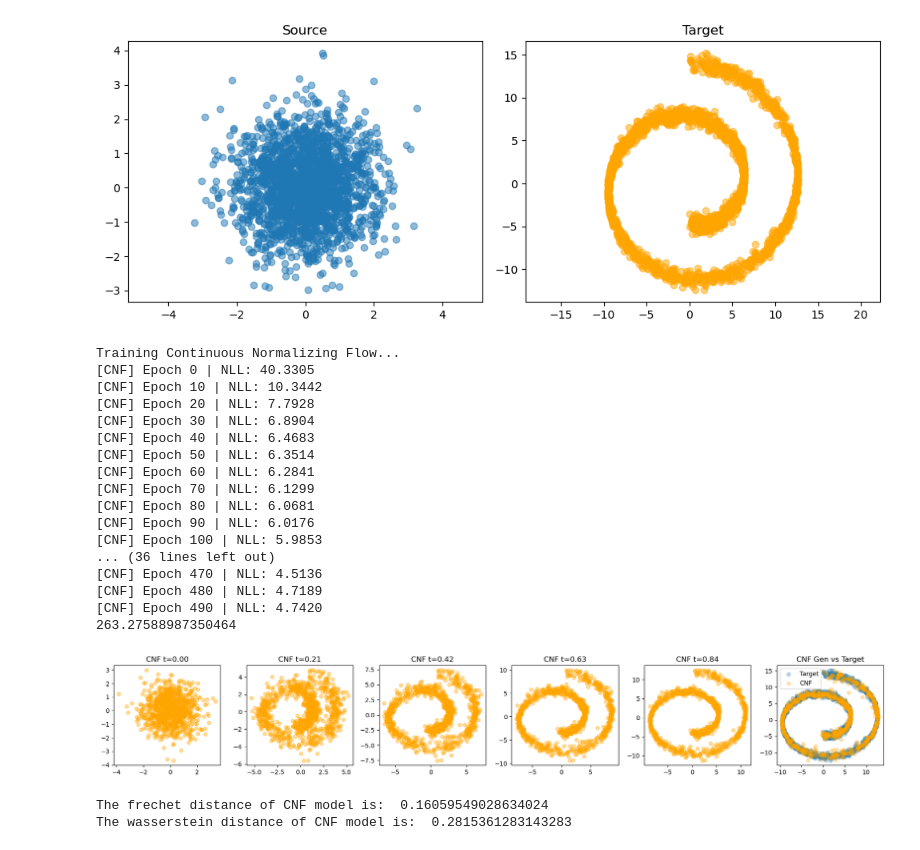
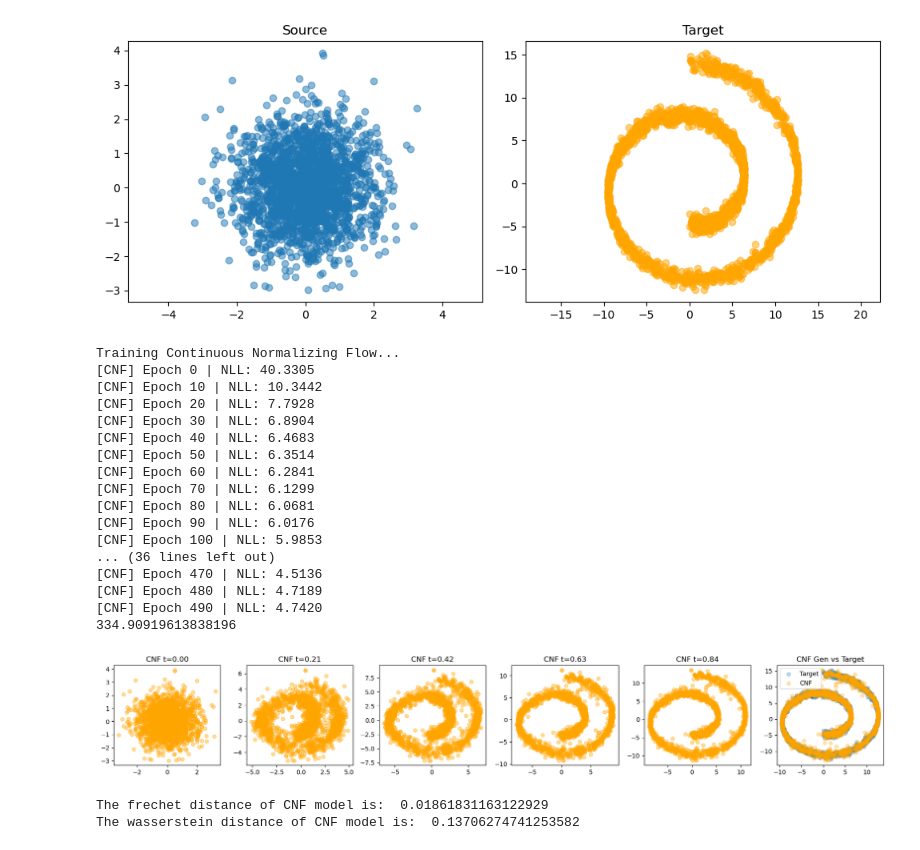
Before and after one commit to Lurkers990909/Flow-model, a Jupyter notebook: Cnf_reflow.ipynb, the cells around one changed output. Drawn from its saved outputs; the diff is of its cells as text; code cells hidden in the pictures.

```diff
--- a/Cnf_reflow.ipynb
+++ b/Cnf_reflow.ipynb
@@ -180,19 +180,33 @@ def sample_from_cnf(model, n_samples=1000):
         xT = out[1]  # take the final result
         return xT
 
-def visualize_cnf(model, n_samples=1000):
-    x0 = torch.tensor(sample_standard_gaussian(n_samples))
-    t_vals = torch.linspace(0, 1, 20)
+def visualize_cnf(model, source_data, t_vals=None, target_np=None):
+    """
+    Visualize CNF trajectories and generated samples.
+    Args:
+        model: trained CNF model
+        source_data: Tensor of source samples (fixed, given)
+        t_vals: time steps (optional)
+        target_np: target distribution samples (numpy array)
+    """
+    device = next(model.parameters()).device
+    model.eval()
+
+    if t_vals is None:
+        t_vals = torch.linspace(0, 1, 20).to(device)
+
+    x0 = source_data.to(device)  # 🔥 用给定的 source_data
 
     with torch.no_grad():
         cnf_trajectory = odeint(model, x0, t_vals)
 
-    cnf_generated = sample_from_cnf(model).numpy()
+    cnf_generated = cnf_trajectory[-1].cpu().numpy()
 
     fig, axes = plt.subplots(1, len(t_vals)//4 + 1, figsize=(18, 3))
     for i, t_idx in enumerate(range(0, len(t_vals), 4)):
-        axes[i].scatter(cnf_trajectory[t_idx][:, 0], cnf_trajectory[t_idx][:, 1], alpha=0.4, color='orange')
+        axes[i].scatter(cnf_trajectory[t_idx][:, 0].cpu(), cnf_trajectory[t_idx][:, 1].cpu(), alpha=0.4, color='orange')
         axes[i].set_title(f"CNF t={t_vals[t_idx]:.2f}")
+
     axes[-1].scatter(target_np[:, 0], target_np[:, 1], alpha=0.3, label="Target")
     axes[-1].scatter(cnf_generated[:, 0], cnf_generated[:, 1], alpha=0.3, label="CNF", color='orange')
     axes[-1].legend()
@@ -356,38 +365,38 @@ if __name__ == "__main__":
 
 
 
     print("Training Continuous Normalizing Flow...")
     torch.cuda.reset_peak_memory_stats()
     start_time = time.time()
     train_cnf(cnf_model, target_data, epochs= 500)
     cnf_time = time.time() - start_time
     print(cnf_time)
 
 
 
     # Visualize learned transformations
-    visualize_cnf(cnf_model)
+    visualize_cnf(cnf_model, source_data=source_data, target_np=target_np)
 # %% [output]
 Training Continuous Normalizing Flow...
 [CNF] Epoch 0 | NLL: 40.3305
 [CNF] Epoch 10 | NLL: 10.3442
 [CNF] Epoch 20 | NLL: 7.7928
 [CNF] Epoch 30 | NLL: 6.8904
 [CNF] Epoch 40 | NLL: 6.4683
 [CNF] Epoch 50 | NLL: 6.3514
 [CNF] Epoch 60 | NLL: 6.2841
 [CNF] Epoch 70 | NLL: 6.1299
 [CNF] Epoch 80 | NLL: 6.0681
 [CNF] Epoch 90 | NLL: 6.0176
 [CNF] Epoch 100 | NLL: 5.9853
 ... (36 lines left out)
 [CNF] Epoch 470 | NLL: 4.5136
 [CNF] Epoch 480 | NLL: 4.7189
 [CNF] Epoch 490 | NLL: 4.7420
-263.27588987350464
+334.90919613838196
-[figure, old version]
+[figure, new version]
-The frechet distance of CNF model is:  0.16059549028634024
-The wasserstein distance of CNF model is:  0.2815361283143283
+The frechet distance of CNF model is:  0.01861831163122929
+The wasserstein distance of CNF model is:  0.13706274741253582
 # %%
 teacher = cnf_model
 for round_idx in range(2):  # 3 rounds of Reflow
```
Also changed, not shown: parts of 2 cells of this notebook.
